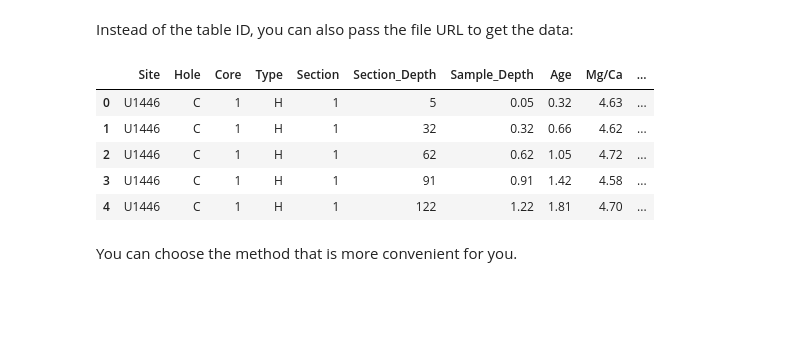
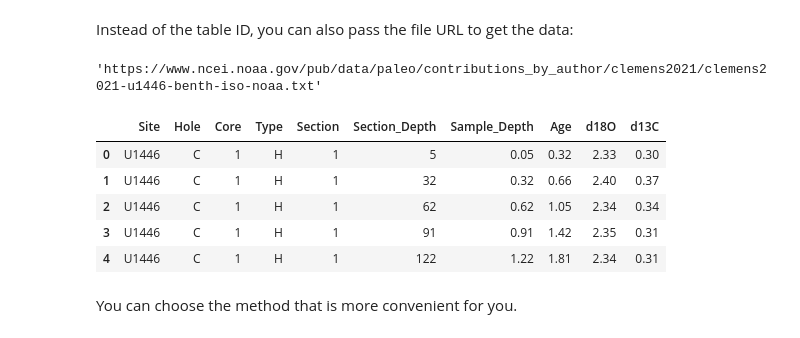
Before and after one commit to LinkedEarth/pyleotupsTutorials, a Jupyter notebook: notebooks/02_a_NOAAObject.ipynb, the cells around one changed output. Saved outputs shown, nothing was run; the diff lists cells and outputs as text; code cells hidden in the pictures; blank space fills up the shorter version.

Commit message:
Beginning tutorial for NOAA

```diff
--- a/notebooks/02_a_NOAAObject.ipynb
+++ b/notebooks/02_a_NOAAObject.ipynb
@@ -220,16 +230,21 @@ dfs[0].attrs
  'StudyName': 'Bay of Bengal, Northeast Indian Margin Stable Isotope, Biomarker and SST Reconstructions since the Mid-Pleistocene'}
 # %% [markdown]
 Instead of the table ID, you can also pass the file URL to get the data:
+# %%
+file_url = df_tables['FileURL'].iloc[0]
+file_url
+# %% [output]
+'https://www.ncei.noaa.gov/pub/data/paleo/contributions_by_author/clemens2021/clemens2021-u1446-benth-iso-noaa.txt'
 # %%
-df1 = ds.get_data(file_urls="https://www.ncei.noaa.gov/pub/data/paleo/contributions_by_author/clemens2021/clemens2021-u1446-mgca-noaa.txt")[0]
+df1 = ds.get_data(file_urls=file_url)[0]
 display(df1.head())
 # %% [output]
-|  | Site | Hole | Core | Type | Section | Section_Depth | Sample_Depth | Age | Mg/Ca | ... |
-| 0 | U1446 | C | 1 | H | 1 | 5 | 0.05 | 0.32 | 4.63 | ... |
-| 1 | U1446 | C | 1 | H | 1 | 32 | 0.32 | 0.66 | 4.62 | ... |
-| 2 | U1446 | C | 1 | H | 1 | 62 | 0.62 | 1.05 | 4.72 | ... |
-| 3 | U1446 | C | 1 | H | 1 | 91 | 0.91 | 1.42 | 4.58 | ... |
-| 4 | U1446 | C | 1 | H | 1 | 122 | 1.22 | 1.81 | 4.70 | ... |
+|  | Site | Hole | Core | Type | Section | Section_Depth | Sample_Depth | Age | d18O | d13C |
+| 0 | U1446 | C | 1 | H | 1 | 5 | 0.05 | 0.32 | 2.33 | 0.30 |
+| 1 | U1446 | C | 1 | H | 1 | 32 | 0.32 | 0.66 | 2.40 | 0.37 |
+| 2 | U1446 | C | 1 | H | 1 | 62 | 0.62 | 1.05 | 2.34 | 0.34 |
+| 3 | U1446 | C | 1 | H | 1 | 91 | 0.91 | 1.42 | 2.35 | 0.31 |
+| 4 | U1446 | C | 1 | H | 1 | 122 | 1.22 | 1.81 | 2.34 | 0.31 |
 # %% [markdown]
 You can choose the method that is more convenient for you.
 # %% [markdown]
```
Also changed, not shown: parts of 14 cells of this notebook, 1 other file.
